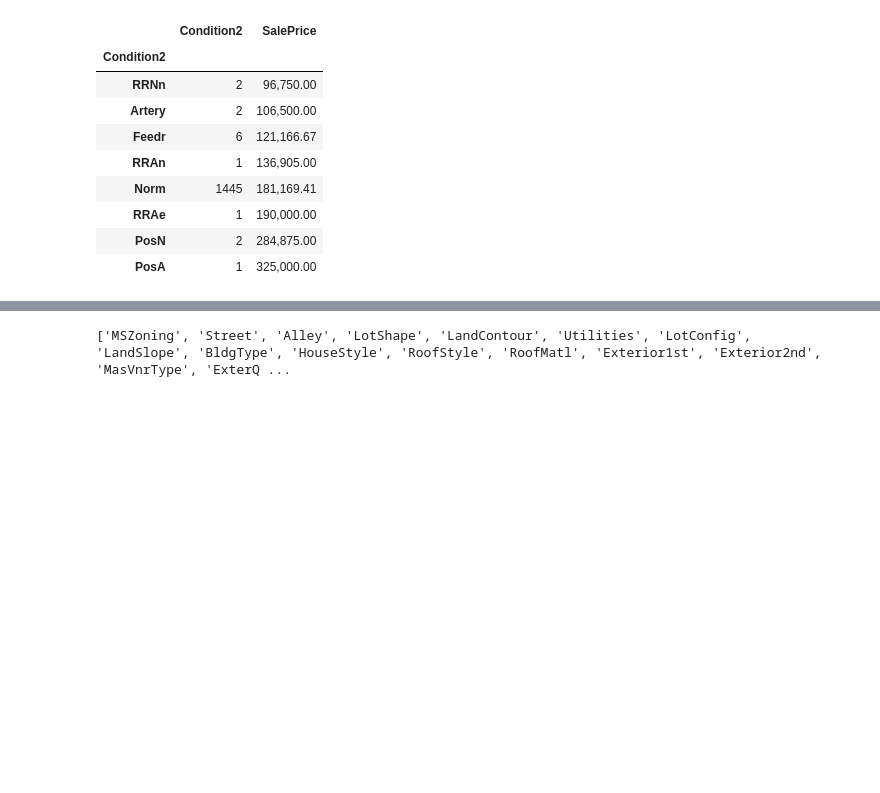
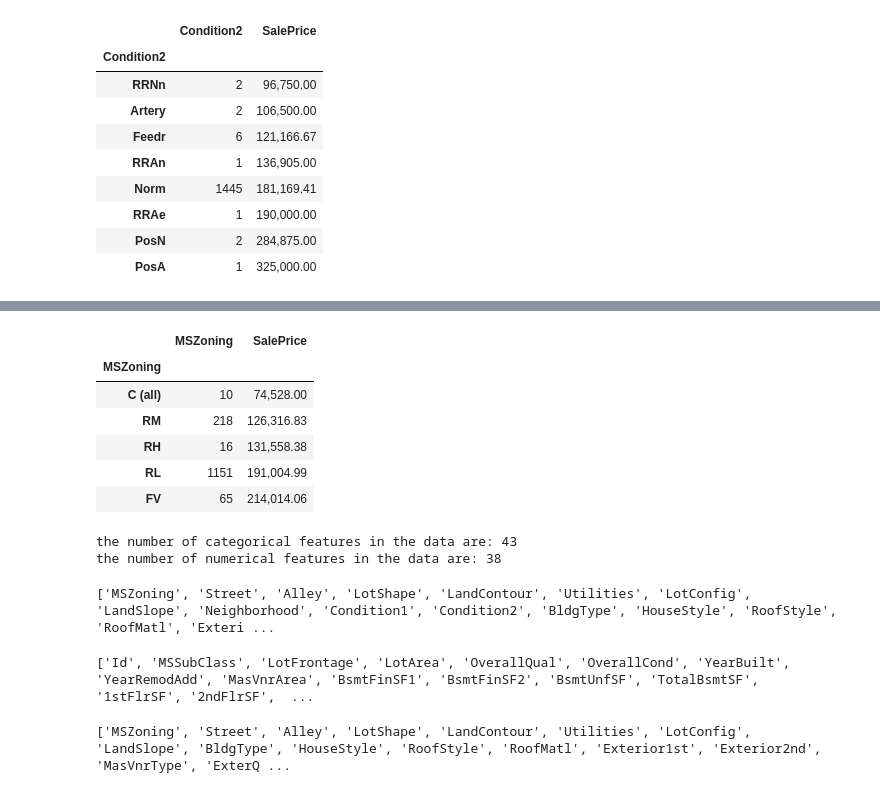
Before and after one commit to karvendhanm/kaggle, a Jupyter notebook: house_prices_prediction/ensemble_with_catboost.ipynb, the cells around one changed output, grey strips where cells are left out. Drawn from its saved outputs; the diff is of its cells as text; code cells hidden in the pictures; blank space fills up the shorter version.

```diff
--- a/house_prices_prediction/ensemble_with_catboost.ipynb
+++ b/house_prices_prediction/ensemble_with_catboost.ipynb
@@ -180,3 +230,42 @@ __condition2.sort_values('SalePrice')
+# %%
+__mszoning = df.groupby('MSZoning').agg({'MSZoning':'size', 'SalePrice':'mean'})
+__mszoning.sort_values('SalePrice')
+# %% [output]
+|  | MSZoning | SalePrice |
+| MSZoning |  |  |
+| C (all) | 10 | 74,528.00 |
+| RM | 218 | 126,316.83 |
+| RH | 16 | 131,558.38 |
+| RL | 1151 | 191,004.99 |
+| FV | 65 | 214,014.06 |
+# %%
+def feature_names(df):
+
+    categorical_lst = df.select_dtypes('O').columns.to_list()
+
+    print(f'the number of categorical features in the data are: {len(categorical_lst)}')
+
+    numerical_lst = df.select_dtypes('number').columns.to_list()
+
+    print(f'the number of numerical features in the data are: {len(numerical_lst)}')
+
+    assert df.shape[1] == len(categorical_lst) + len(numerical_lst)
+
+    return categorical_lst, numerical_lst
+
+
+categorical_lst, numerical_lst = feature_names(df)
+# %% [output]
+the number of categorical features in the data are: 43
+the number of numerical features in the data are: 38
+# %%
+print(categorical_lst)
+# %% [output]
+['MSZoning', 'Street', 'Alley', 'LotShape', 'LandContour', 'Utilities', 'LotConfig', 'LandSlope', 'Neighborhood', 'Condition1', 'Condition2', 'BldgType', 'HouseStyle', 'RoofStyle', 'RoofMatl', 'Exteri ...
+# %%
+print(numerical_lst)
+# %% [output]
+['Id', 'MSSubClass', 'LotFrontage', 'LotArea', 'OverallQual', 'OverallCond', 'YearBuilt', 'YearRemodAdd', 'MasVnrArea', 'BsmtFinSF1', 'BsmtFinSF2', 'BsmtUnfSF', 'TotalBsmtSF', '1stFlrSF', '2ndFlrSF',  ...
 # %%
 cat_cols = df.select_dtypes('O').columns.to_list() + ['MSSubClass']
 cat_cols = [col for col in cat_cols if col not in ['Neighborhood', 'Condition1', 'Condition2', 'FireplaceQu']]
```
Also changed, not shown: parts of 21 cells of this notebook.
